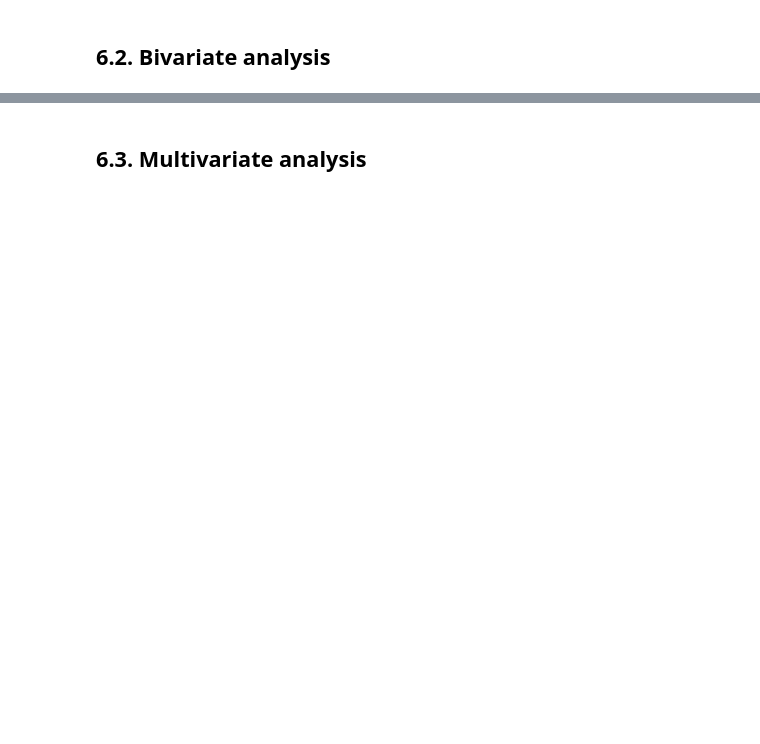
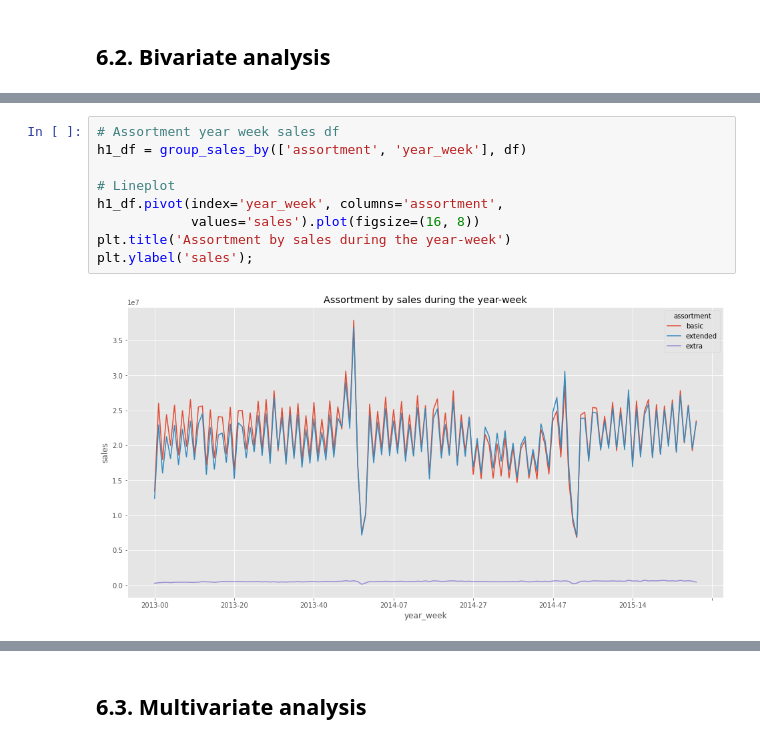
Before and after one commit to Emersonmiady/data-science-em-producao, a Jupyter notebook: rossman_store_sales.ipynb, the cells around one changed output, grey strips where cells are left out. Drawn from its saved outputs; the diff is of its cells as text; blank space fills up the shorter version.

```diff
--- a/rossman_store_sales.ipynb
+++ b/rossman_store_sales.ipynb
@@ -969,0 +1014,11 @@ Again, this variable should probably be important for our models.
+# %%
+# Assortment year week sales df
+h1_df = group_sales_by(['assortment', 'year_week'], df)
+
+# Lineplot
+h1_df.pivot(index='year_week', columns='assortment',
+            values='sales').plot(figsize=(16, 8))
+plt.title('Assortment by sales during the year-week')
+plt.ylabel('sales');
+# %% [output]
+[figure, added]
```
Also changed, not shown: parts of 31 cells of this notebook.
